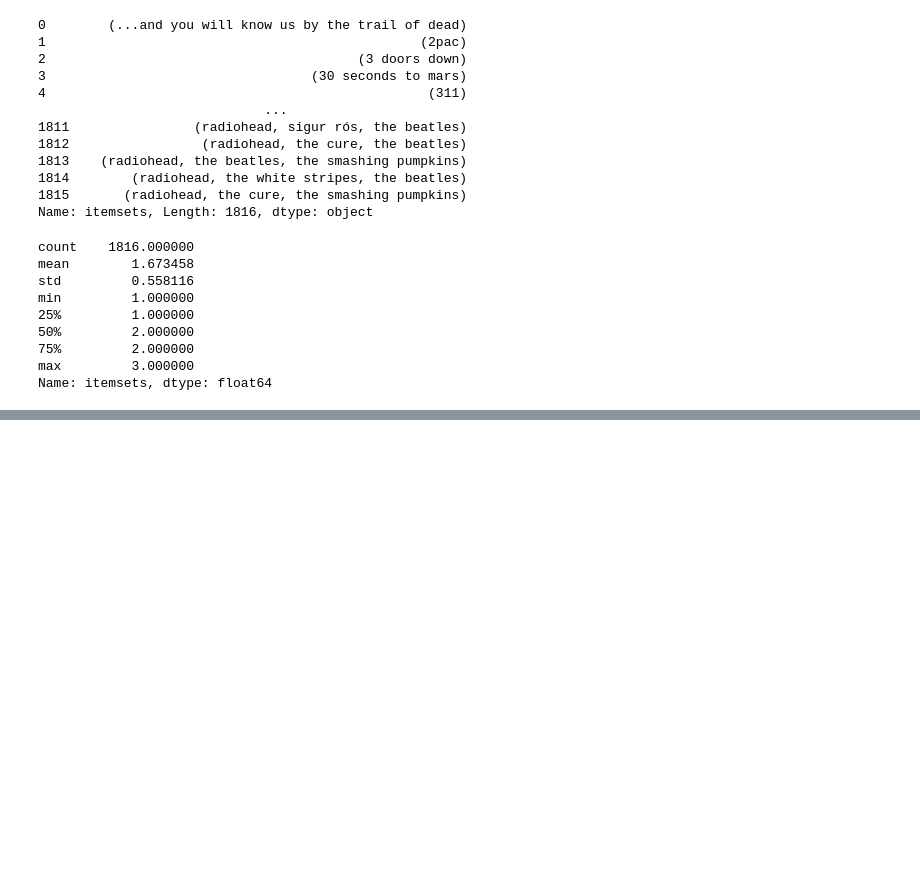
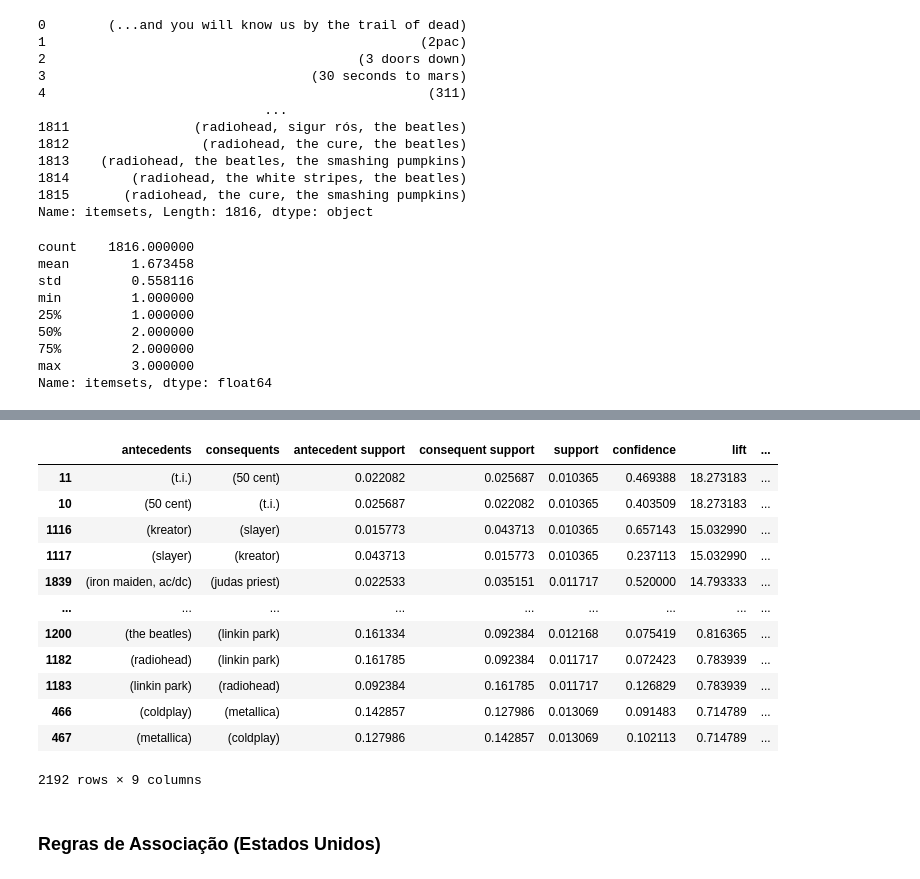
Before and after one commit to usr-bin32/data-mining-assignments, a Jupyter notebook: p2/notebook.ipynb, the cells around one changed output, grey strips where cells are left out. Cells and saved outputs as stored; diff of their text form; code cells hidden in the pictures; blank space fills up the shorter version.

```diff
--- a/p2/notebook.ipynb
+++ b/p2/notebook.ipynb
@@ -148,0 +188,11 @@ g.set_xlabels("Usuários")
+# %%
+min_support = 0.01
+file_path = f"data/itemsets_sexo_{min_support}.csv"
+
+if not os.path.isfile(file_path):
+    itemsets = apriori(df_t, min_support=min_support, use_colnames=True)
+    itemsets.to_csv(file_path, index=False)
+else:
+    itemsets = pd.read_csv(file_path, converters={"itemsets": eval})
+
+itemsets["itemsets"]
@@ -148,0 +224,21 @@ g.set_xlabels("Usuários")
+# %%
+rules_male = association_rules(itemsets, metric="confidence", min_threshold=0.0).sort_values(
+    by="lift", ascending=False
+)
+rules_male
+# %% [output]
+|  | antecedents | consequents | antecedent support | consequent support | support | confidence | lift | ... |
+| 11 | (t.i.) | (50 cent) | 0.022082 | 0.025687 | 0.010365 | 0.469388 | 18.273183 | ... |
+| 10 | (50 cent) | (t.i.) | 0.025687 | 0.022082 | 0.010365 | 0.403509 | 18.273183 | ... |
+| 1116 | (kreator) | (slayer) | 0.015773 | 0.043713 | 0.010365 | 0.657143 | 15.032990 | ... |
+| 1117 | (slayer) | (kreator) | 0.043713 | 0.015773 | 0.010365 | 0.237113 | 15.032990 | ... |
+| 1839 | (iron maiden, ac/dc) | (judas priest) | 0.022533 | 0.035151 | 0.011717 | 0.520000 | 14.793333 | ... |
+| ... | ... | ... | ... | ... | ... | ... | ... | ... |
+| 1200 | (the beatles) | (linkin park) | 0.161334 | 0.092384 | 0.012168 | 0.075419 | 0.816365 | ... |
+| 1182 | (radiohead) | (linkin park) | 0.161785 | 0.092384 | 0.011717 | 0.072423 | 0.783939 | ... |
+| 1183 | (linkin park) | (radiohead) | 0.092384 | 0.161785 | 0.011717 | 0.126829 | 0.783939 | ... |
+| 466 | (coldplay) | (metallica) | 0.142857 | 0.127986 | 0.013069 | 0.091483 | 0.714789 | ... |
+| 467 | (metallica) | (coldplay) | 0.127986 | 0.142857 | 0.013069 | 0.102113 | 0.714789 | ... |
+2192 rows × 9 columns
+# %% [markdown]
+### Regras de Associação (Estados Unidos)
```
Also changed, not shown: parts of 19 cells of this notebook, 5 other files.
